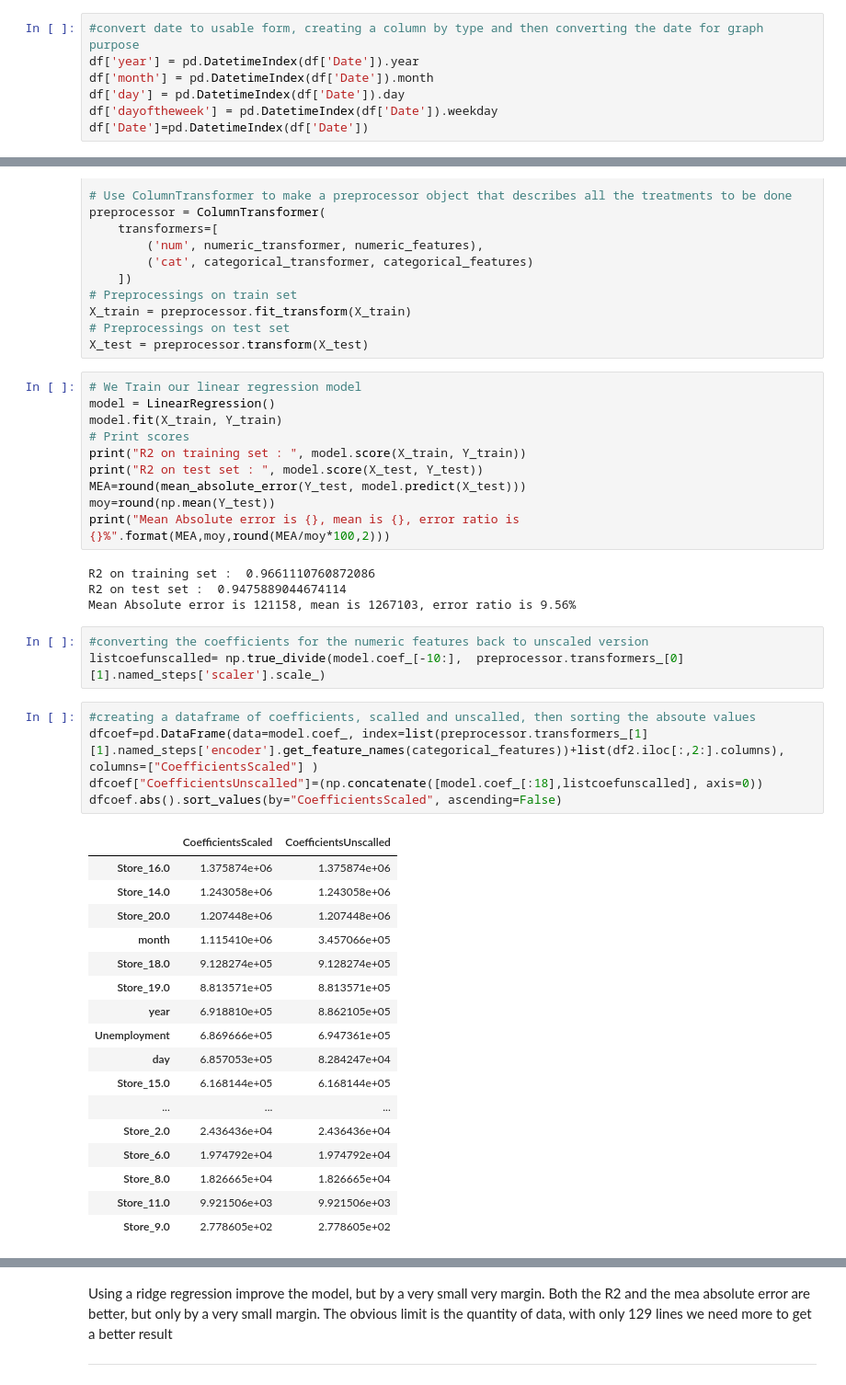
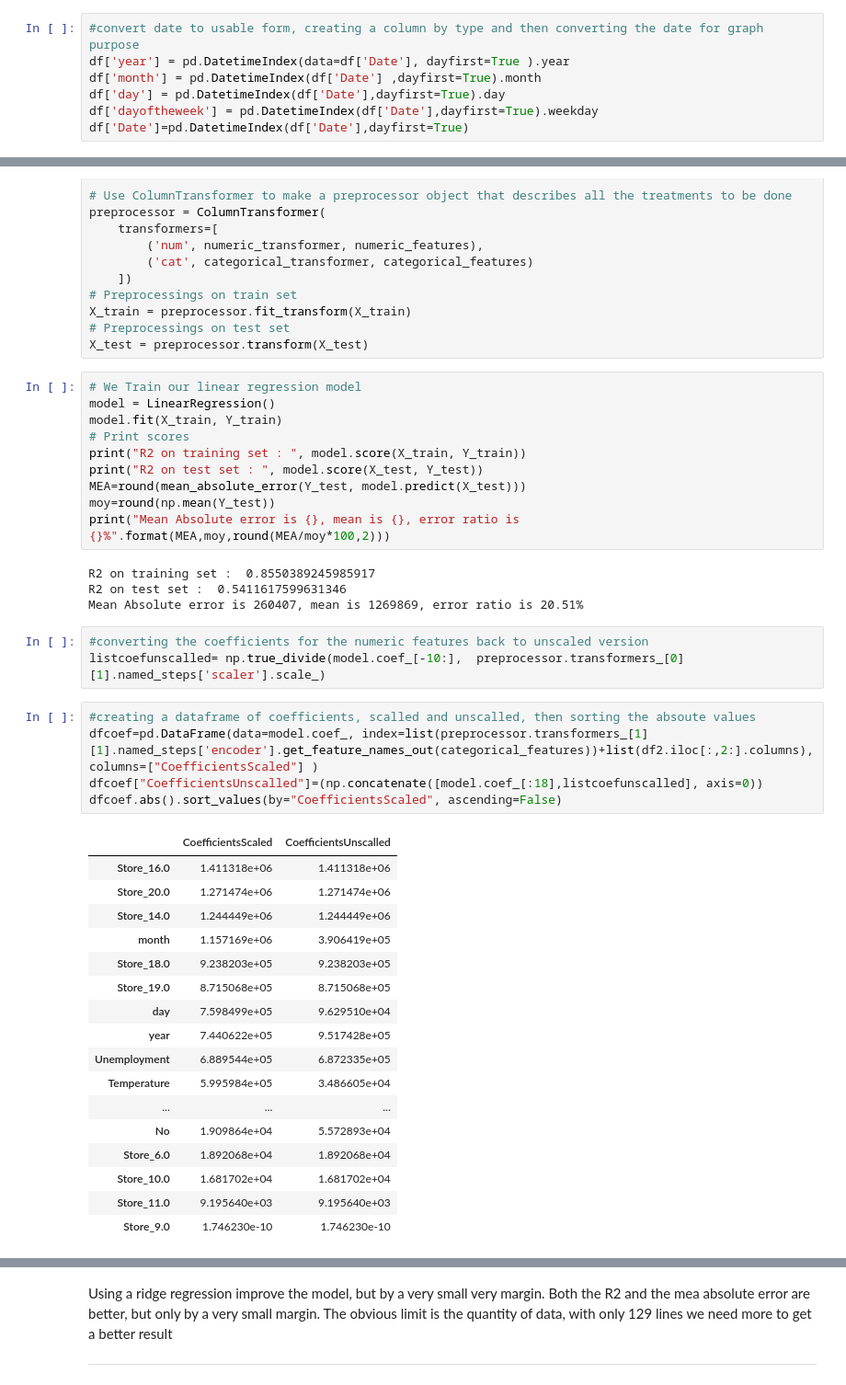
Before and after one commit to NicolasTFR/WalmartSalesPrediction, a Jupyter notebook: walmart.ipynb, the cells around one changed output, grey strips where cells are left out. Shown at 92% size. Drawn from its saved outputs; the diff is of its cells as text.

```diff
--- a/walmart.ipynb
+++ b/walmart.ipynb
@@ -124,11 +131,11 @@ dtypes: float64(6), object(2)
 memory usage: 9.6+ KB
 # %%
 #convert date to usable form, creating a column by type and then converting the date for graph purpose
-df['year'] = pd.DatetimeIndex(df['Date']).year
-df['month'] = pd.DatetimeIndex(df['Date']).month
-df['day'] = pd.DatetimeIndex(df['Date']).day
-df['dayoftheweek'] = pd.DatetimeIndex(df['Date']).weekday
-df['Date']=pd.DatetimeIndex(df['Date'])
+df['year'] = pd.DatetimeIndex(data=df['Date'], dayfirst=True ).year
+df['month'] = pd.DatetimeIndex(df['Date'] ,dayfirst=True).month
+df['day'] = pd.DatetimeIndex(df['Date'],dayfirst=True).day
+df['dayoftheweek'] = pd.DatetimeIndex(df['Date'],dayfirst=True).weekday
+df['Date']=pd.DatetimeIndex(df['Date'],dayfirst=True)
 # %%
 px.line(df.sort_values(by="Date"), x="Date", y="Weekly_Sales", color="Store", title="Sales over time by Store")
 #We see a ratio of 1 to 5 in terms of sales, no significant seasonality but still fluctuation over time
@@ -301,35 +308,35 @@ MEA=round(mean_absolute_error(Y_test, model.predict(X_test)))
 moy=round(np.mean(Y_test))
 print("Mean Absolute error is {}, mean is {}, error ratio is {}%".format(MEA,moy,round(MEA/moy*100,2)))
 # %% [output]
-R2 on training set :  0.9661110760872086
-R2 on test set :  0.9475889044674114
-Mean Absolute error is 121158, mean is 1267103, error ratio is 9.56%
+R2 on training set :  0.8550389245985917
+R2 on test set :  0.5411617599631346
+Mean Absolute error is 260407, mean is 1269869, error ratio is 20.51%
 # %%
 #converting the coefficients for the numeric features back to unscaled version
 listcoefunscalled= np.true_divide(model.coef_[-10:],  preprocessor.transformers_[0][1].named_steps['scaler'].scale_)
 # %%
 #creating a dataframe of coefficients, scalled and unscalled, then sorting the absoute values
-dfcoef=pd.DataFrame(data=model.coef_, index=list(preprocessor.transformers_[1][1].named_steps['encoder'].get_feature_names(categorical_features))+list(df2.iloc[:,2:].columns), columns=["CoefficientsScaled"] )
+dfcoef=pd.DataFrame(data=model.coef_, index=list(preprocessor.transformers_[1][1].named_steps['encoder'].get_feature_names_out(categorical_features))+list(df2.iloc[:,2:].columns), columns=["CoefficientsScaled"] )
 dfcoef["CoefficientsUnscalled"]=(np.concatenate([model.coef_[:18],listcoefunscalled], axis=0))
 dfcoef.abs().sort_values(by="CoefficientsScaled", ascending=False)
 # %% [output]
 |  | CoefficientsScaled | CoefficientsUnscalled |
-| Store_16.0 | 1.375874e+06 | 1.375874e+06 |
-| Store_14.0 | 1.243058e+06 | 1.243058e+06 |
-| Store_20.0 | 1.207448e+06 | 1.207448e+06 |
-| month | 1.115410e+06 | 3.457066e+05 |
-| Store_18.0 | 9.128274e+05 | 9.128274e+05 |
-| Store_19.0 | 8.813571e+05 | 8.813571e+05 |
-| year | 6.918810e+05 | 8.862105e+05 |
-| Unemployment | 6.869666e+05 | 6.947361e+05 |
-| day | 6.857053e+05 | 8.284247e+04 |
-| Store_15.0 | 6.168144e+05 | 6.168144e+05 |
+| Store_16.0 | 1.411318e+06 | 1.411318e+06 |
+| Store_20.0 | 1.271474e+06 | 1.271474e+06 |
+| Store_14.0 | 1.244449e+06 | 1.244449e+06 |
+| month | 1.157169e+06 | 3.906419e+05 |
+| Store_18.0 | 9.238203e+05 | 9.238203e+05 |
+| Store_19.0 | 8.715068e+05 | 8.715068e+05 |
+| day | 7.598499e+05 | 9.629510e+04 |
+| year | 7.440622e+05 | 9.517428e+05 |
+| Unemployment | 6.889544e+05 | 6.872335e+05 |
+| Temperature | 5.995984e+05 | 3.486605e+04 |
 | ... | ... | ... |
-| Store_2.0 | 2.436436e+04 | 2.436436e+04 |
-| Store_6.0 | 1.974792e+04 | 1.974792e+04 |
-| Store_8.0 | 1.826665e+04 | 1.826665e+04 |
-| Store_11.0 | 9.921506e+03 | 9.921506e+03 |
-| Store_9.0 | 2.778605e+02 | 2.778605e+02 |
+| No | 1.909864e+04 | 5.572893e+04 |
+| Store_6.0 | 1.892068e+04 | 1.892068e+04 |
+| Store_10.0 | 1.681702e+04 | 1.681702e+04 |
+| Store_11.0 | 9.195640e+03 | 9.195640e+03 |
+| Store_9.0 | 1.746230e-10 | 1.746230e-10 |
 # %%
 #We use a randomsearch to find the optimal parameter for a ridge model
 regressor=Ridge()
```
Also changed, not shown: parts of 15 cells of this notebook.
